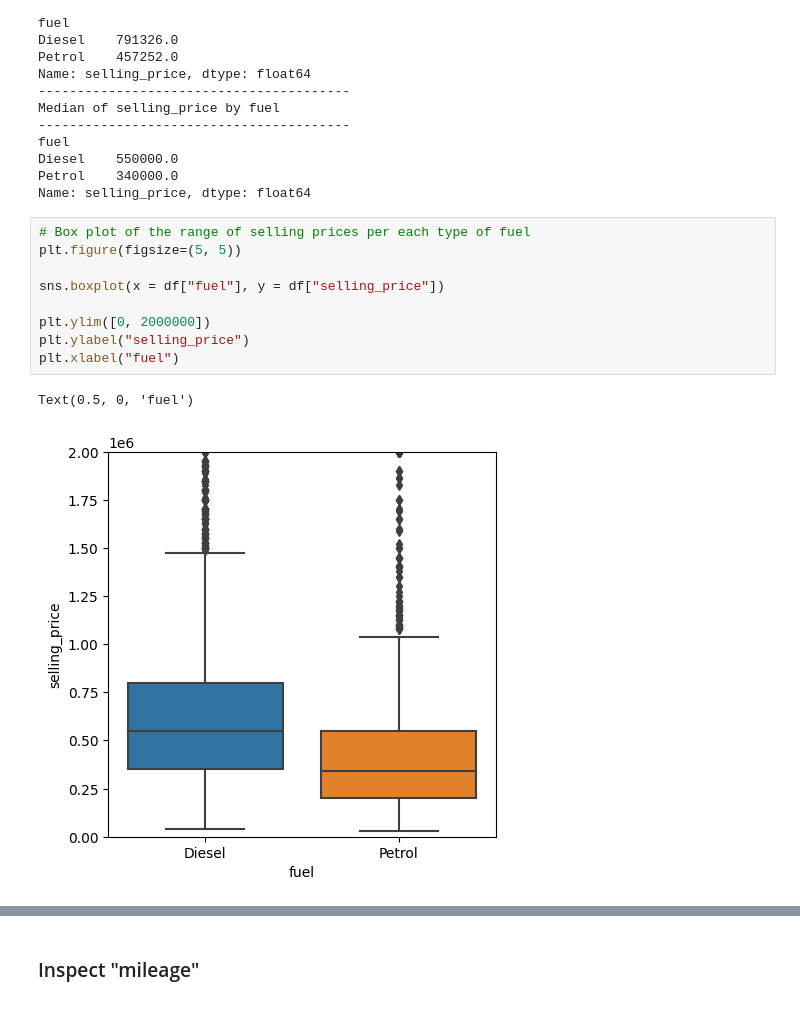
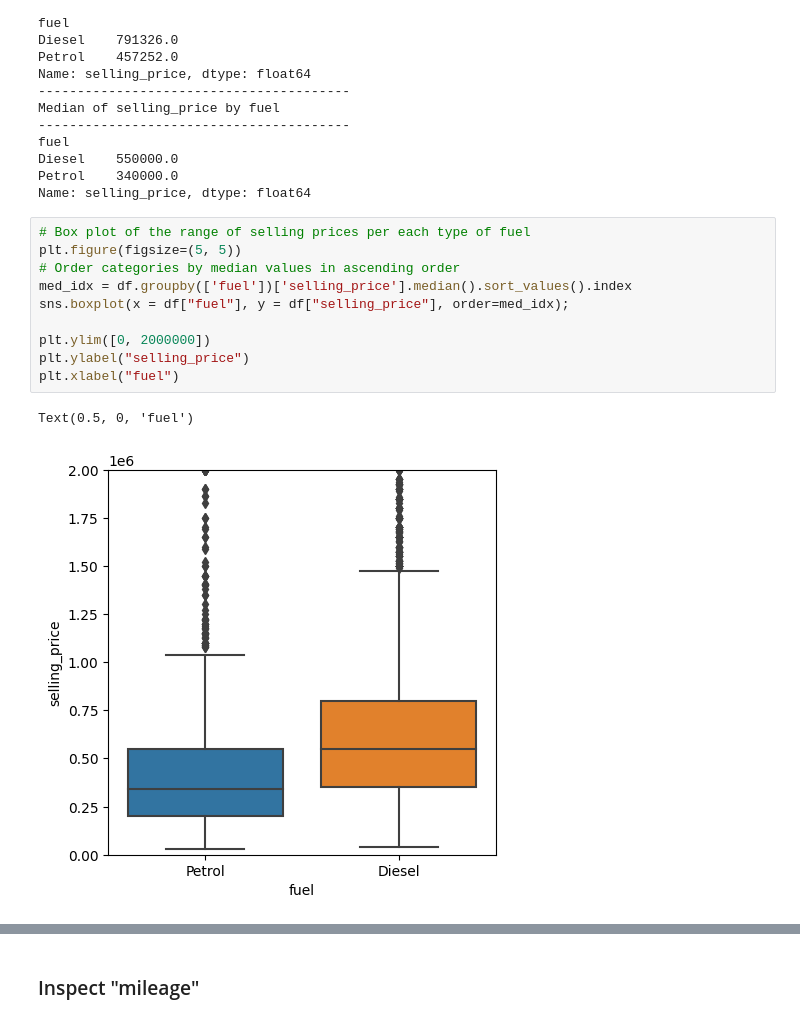
Before and after one commit to ParunNg/Car-Price-Prediction, a Jupyter notebook: Car Price Prediction.ipynb, the cells around one changed output, grey strips where cells are left out. Saved outputs shown, nothing was run; the diff lists cells and outputs as text.

```diff
--- a/Car Price Prediction.ipynb
+++ b/Car Price Prediction.ipynb
@@ -183,15 +186,16 @@ Name: selling_price, dtype: float64
 # %%
 # Box plot of the range of selling prices per each type of fuel
 plt.figure(figsize=(5, 5))
-
-sns.boxplot(x = df["fuel"], y = df["selling_price"])
+# Order categories by median values in ascending order
+med_idx = df.groupby(['fuel'])['selling_price'].median().sort_values().index
+sns.boxplot(x = df["fuel"], y = df["selling_price"], order=med_idx);
 
 plt.ylim([0, 2000000])
 plt.ylabel("selling_price")
 plt.xlabel("fuel")
 # %% [output]
 Text(0.5, 0, 'fuel')
-[figure, old version]
+[figure, new version]
 # %%
 # Count number of each type of fuel
 plt.figure(figsize=(4, 4))
```
Also changed, not shown: parts of 9 cells of this notebook, 1 other file.
